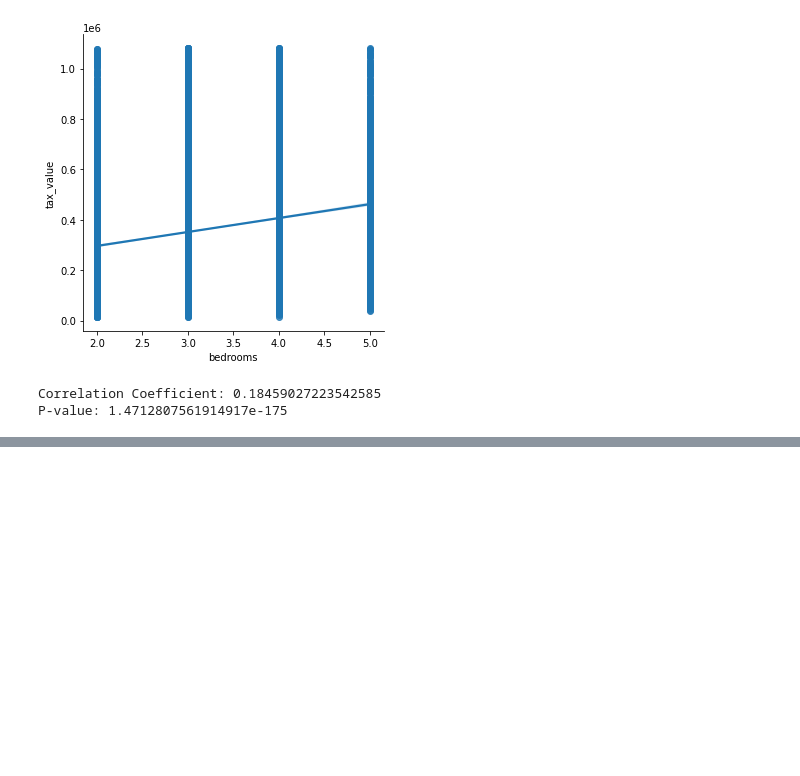
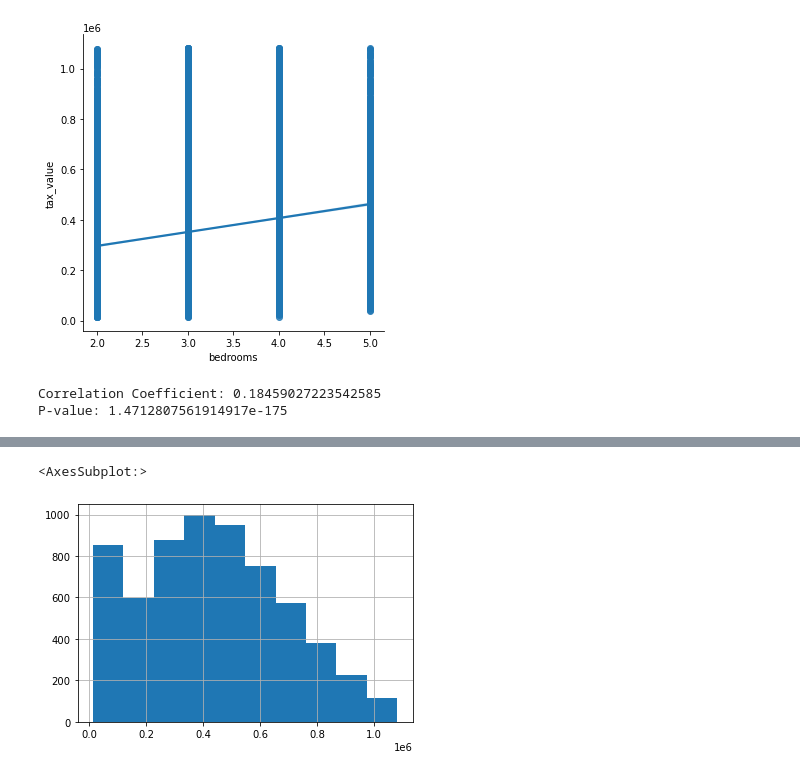
Before and after one commit to watermanbrandyn/regression_project, a Jupyter notebook: regression_workbook.ipynb, the cells around one changed output, grey strips where cells are left out. Saved outputs shown, nothing was run; the diff lists cells and outputs as text; code cells hidden in the pictures; blank space fills up the shorter version.

```diff
--- a/regression_workbook.ipynb
+++ b/regression_workbook.ipynb
@@ -837,0 +908,5 @@ P-value: 1.4712807561914917e-175
+# %%
+tax59 = train[['tax_value', 'fips_06059']]
+tax59 = tax59[tax59.fips_06059 == 1]
+tax11 = train[['tax_value', 'fips_06111']]
+tax11 = tax11[tax11.fips_06111 == 1]
@@ -837,0 +918,5 @@ P-value: 1.4712807561914917e-175
+# %%
+tax59.tax_value.hist()
+# %% [output]
+<AxesSubplot:>
+[figure, added]
```
Also changed, not shown: parts of 27 cells of this notebook.
